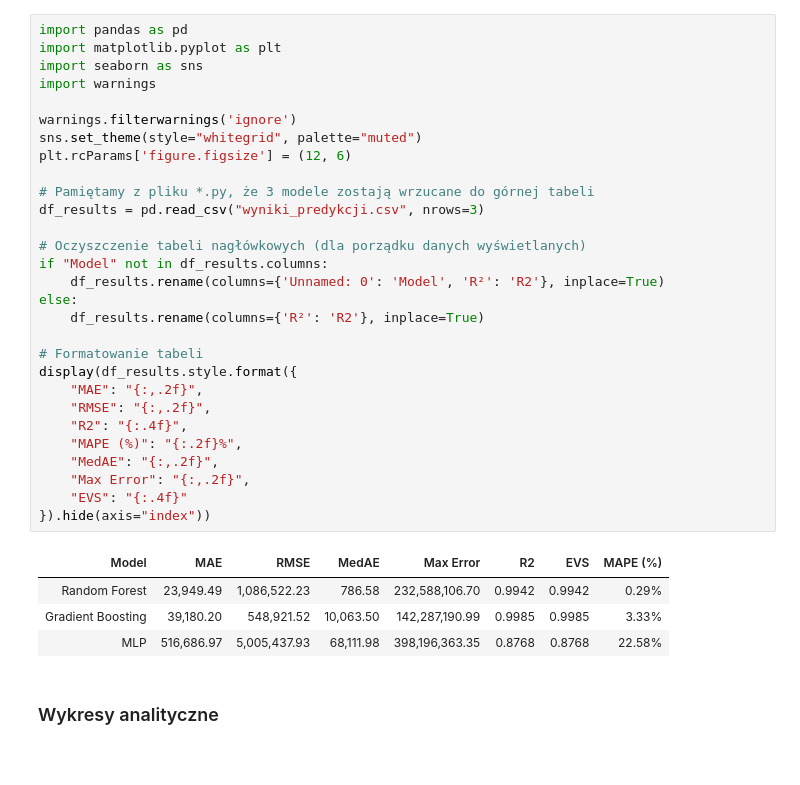
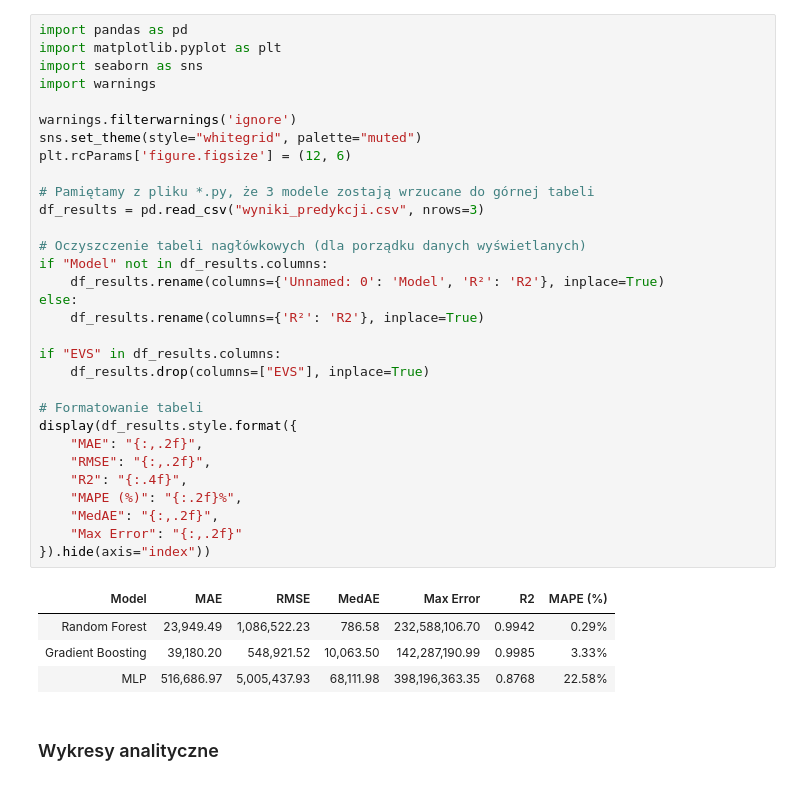
Before and after one commit to PioStaworko/PAMSI, a Jupyter notebook: notatnik_predykcja.ipynb, the cells around one changed output. Saved outputs shown, nothing was run; the diff lists cells and outputs as text.

```diff
--- a/notatnik_predykcja.ipynb
+++ b/notatnik_predykcja.ipynb
@@ -52,37 +304,39 @@ Kod treningowy wygenerował gotowy plik z zestawieniem pod wybrane metryki regre
 # %%
 import pandas as pd
 import matplotlib.pyplot as plt
 import seaborn as sns
 import warnings
 
 warnings.filterwarnings('ignore')
 sns.set_theme(style="whitegrid", palette="muted")
 plt.rcParams['figure.figsize'] = (12, 6)
 
 # Pamiętamy z pliku *.py, że 3 modele zostają wrzucane do górnej tabeli
 df_results = pd.read_csv("wyniki_predykcji.csv", nrows=3)
 
 # Oczyszczenie tabeli nagłówkowych (dla porządku danych wyświetlanych)
 if "Model" not in df_results.columns:
     df_results.rename(columns={'Unnamed: 0': 'Model', 'R²': 'R2'}, inplace=True)
 else:
     df_results.rename(columns={'R²': 'R2'}, inplace=True)
 
+if "EVS" in df_results.columns:
+    df_results.drop(columns=["EVS"], inplace=True)
+
 # Formatowanie tabeli
 display(df_results.style.format({
     "MAE": "{:,.2f}",
     "RMSE": "{:,.2f}",
     "R2": "{:.4f}",
     "MAPE (%)": "{:.2f}%",
     "MedAE": "{:,.2f}",
-    "Max Error": "{:,.2f}",
-    "EVS": "{:.4f}"
+    "Max Error": "{:,.2f}"
 }).hide(axis="index"))
 # %% [output]
-| Model | MAE | RMSE | MedAE | Max Error | R2 | EVS | MAPE (%) |
-| Random Forest | 23,949.49 | 1,086,522.23 | 786.58 | 232,588,106.70 | 0.9942 | 0.9942 | 0.29% |
-| Gradient Boosting | 39,180.20 | 548,921.52 | 10,063.50 | 142,287,190.99 | 0.9985 | 0.9985 | 3.33% |
-| MLP | 516,686.97 | 5,005,437.93 | 68,111.98 | 398,196,363.35 | 0.8768 | 0.8768 | 22.58% |
+| Model | MAE | RMSE | MedAE | Max Error | R2 | MAPE (%) |
+| Random Forest | 23,949.49 | 1,086,522.23 | 786.58 | 232,588,106.70 | 0.9942 | 0.29% |
+| Gradient Boosting | 39,180.20 | 548,921.52 | 10,063.50 | 142,287,190.99 | 0.9985 | 3.33% |
+| MLP | 516,686.97 | 5,005,437.93 | 68,111.98 | 398,196,363.35 | 0.8768 | 22.58% |
 # %% [markdown]
 
 ### Wykresy analityczne
```
Also changed, not shown: parts of 8 cells of this notebook, 3 other files.
